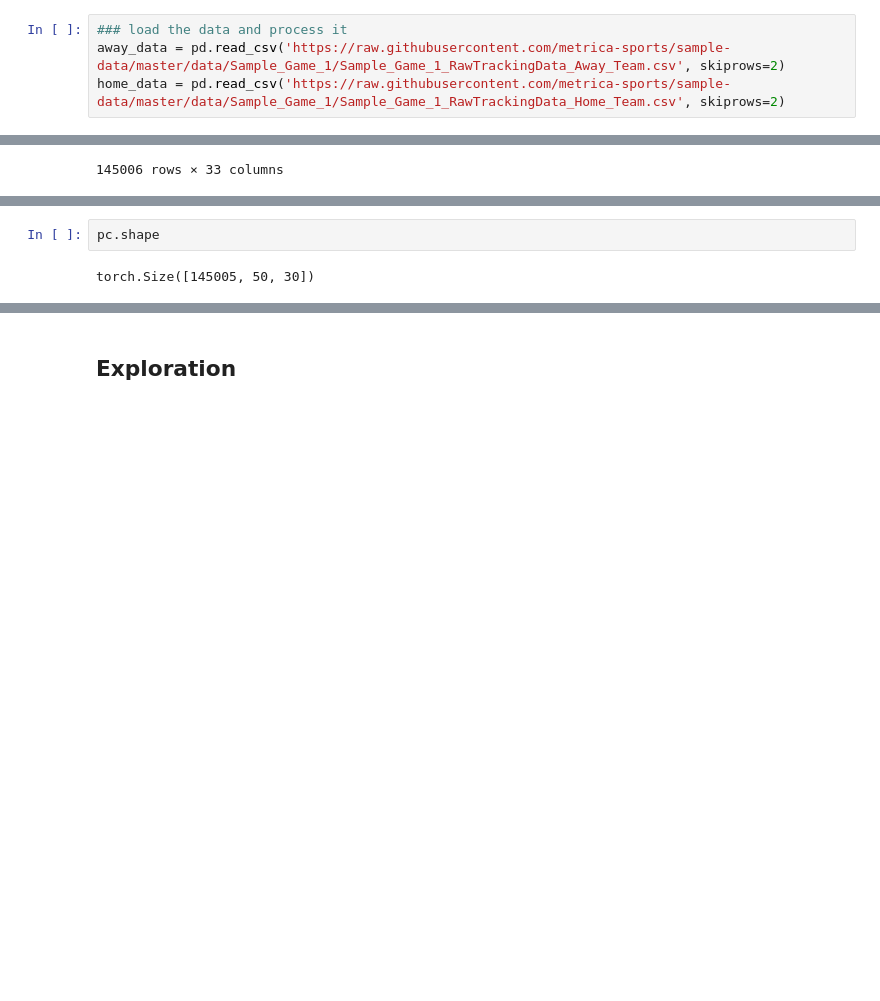
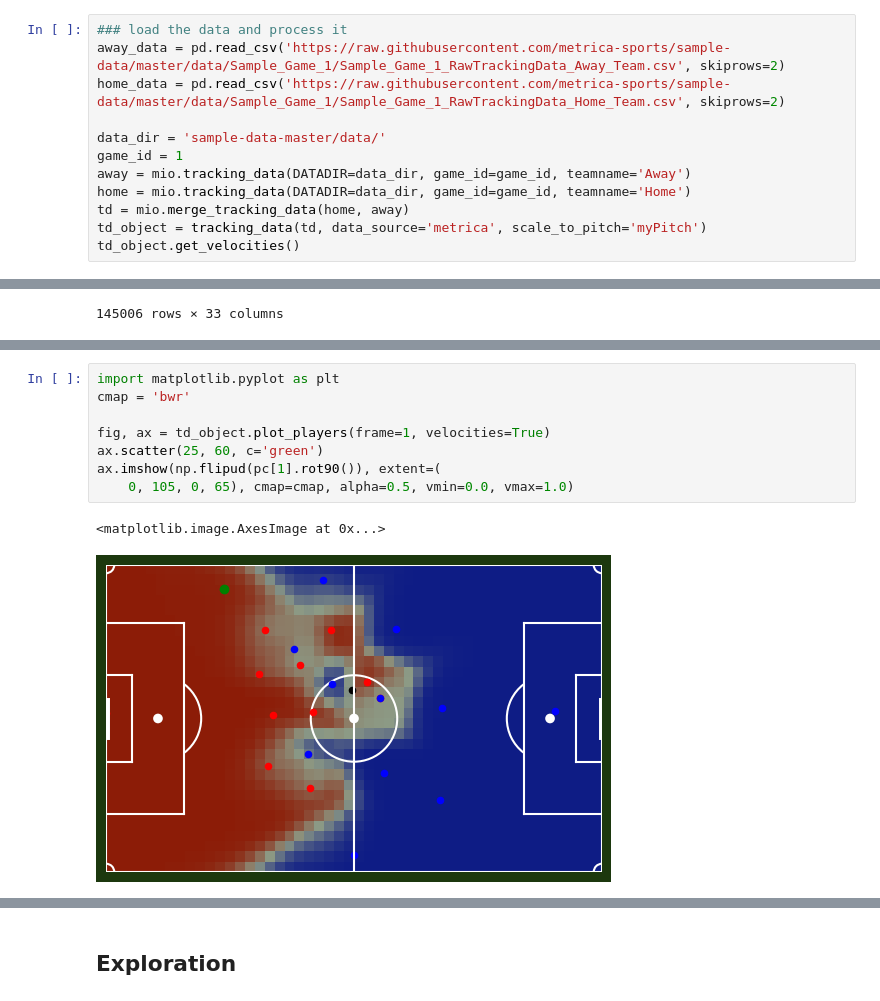
Before and after one commit to DavidB1999/My_Football_Analytics, a Jupyter notebook: Position_data/PitchControl/Pitch_control_tb_GL.ipynb, the cells around one changed output, grey strips where cells are left out. Saved outputs shown, nothing was run; the diff lists cells and outputs as text; blank space fills up the shorter version.

```diff
--- a/Position_data/PitchControl/Pitch_control_tb_GL.ipynb
+++ b/Position_data/PitchControl/Pitch_control_tb_GL.ipynb
@@ -13,3 +19,11 @@ from torch.nn.functional import softplus
 ### load the data and process it
 away_data = pd.read_csv('https://raw.githubusercontent.com/metrica-sports/sample-data/master/data/Sample_Game_1/Sample_Game_1_RawTrackingData_Away_Team.csv', skiprows=2)
 home_data = pd.read_csv('https://raw.githubusercontent.com/metrica-sports/sample-data/master/data/Sample_Game_1/Sample_Game_1_RawTrackingData_Home_Team.csv', skiprows=2)
+
+data_dir = 'sample-data-master/data/'
+game_id = 1
+away = mio.tracking_data(DATADIR=data_dir, game_id=game_id, teamname='Away')
+home = mio.tracking_data(DATADIR=data_dir, game_id=game_id, teamname='Home')
+td = mio.merge_tracking_data(home, away)
+td_object = tracking_data(td, data_source='metrica', scale_to_pitch='myPitch')
+td_object.get_velocities()
@@ -326,4 +197,11 @@ for f in range(1):
 # %%
-pc.shape
+import matplotlib.pyplot as plt
+cmap = 'bwr'
+
+fig, ax = td_object.plot_players(frame=1, velocities=True)
+ax.scatter(25, 60, c='green')
+ax.imshow(np.flipud(pc[1].rot90()), extent=(
+    0, 105, 0, 65), cmap=cmap, alpha=0.5, vmin=0.0, vmax=1.0)
 # %% [output]
-torch.Size([145005, 50, 30])
+<matplotlib.image.AxesImage at 0x...>
+[figure, added]
```
Also changed, not shown: parts of 16 cells of this notebook, 4 other files.
